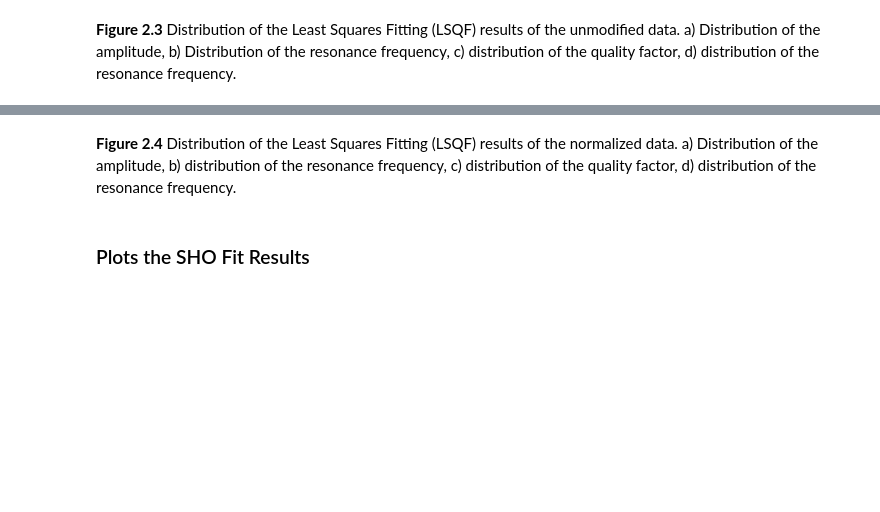
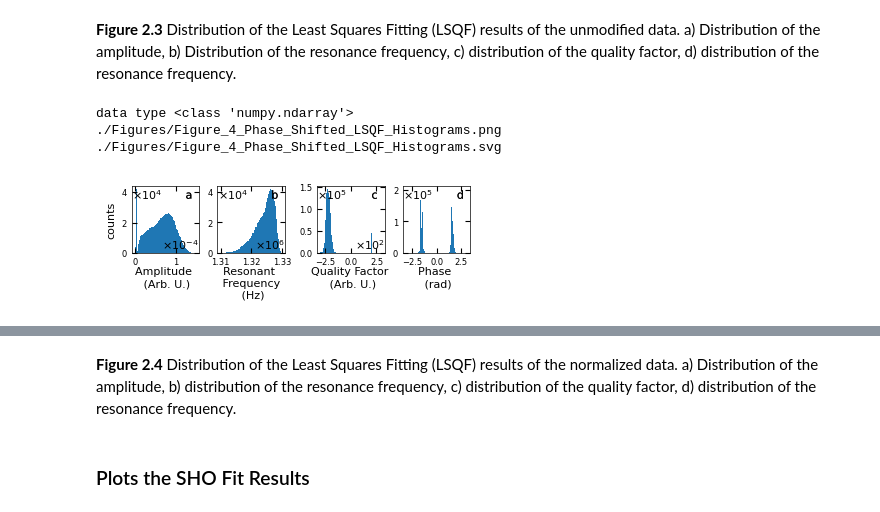
Before and after one commit to m3-learning/Rapid-Fitting-BEPFM-NN, a Jupyter notebook: notebooks/2_SHO_Fitting.ipynb, the cells around one changed output, grey strips where cells are left out. Saved outputs shown, nothing was run; the diff lists cells and outputs as text; code cells hidden in the pictures; blank space fills up the shorter version.

```diff
--- a/notebooks/2_SHO_Fitting.ipynb
+++ b/notebooks/2_SHO_Fitting.ipynb
@@ -159,5 +165,15 @@ data type <class 'numpy.ndarray'>
 # %% [markdown]
 **Figure 2.3** Distribution of the Least Squares Fitting (LSQF) results of the unmodified data. a) Distribution of the amplitude, b) Distribution of the resonance frequency, c) distribution of the quality factor, d) distribution of the resonance frequency.
+# %%
+BE_viz.LSQF_phase_shift = np.pi/2
+
+BE_viz.SHO_hist(BE_viz.SHO_fit_results(),
+                      filename="Figure_4_Phase_Shifted_LSQF_Histograms")
+# %% [output]
+data type <class 'numpy.ndarray'>
+./Figures/Figure_4_Phase_Shifted_LSQF_Histograms.png
+./Figures/Figure_4_Phase_Shifted_LSQF_Histograms.svg
+[figure, added]
 # %%
 BE_viz.LSQF_phase_shift = np.pi/2
 
```
Also changed, not shown: parts of 7 cells of this notebook, 2 other files.
